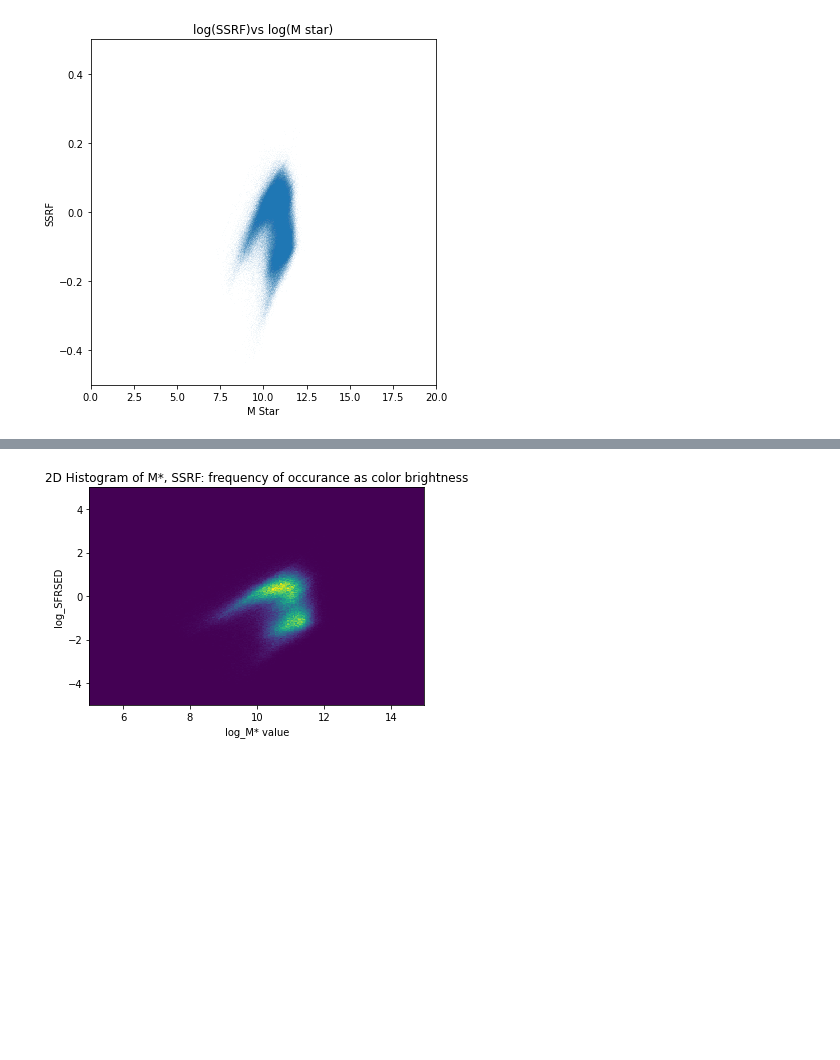
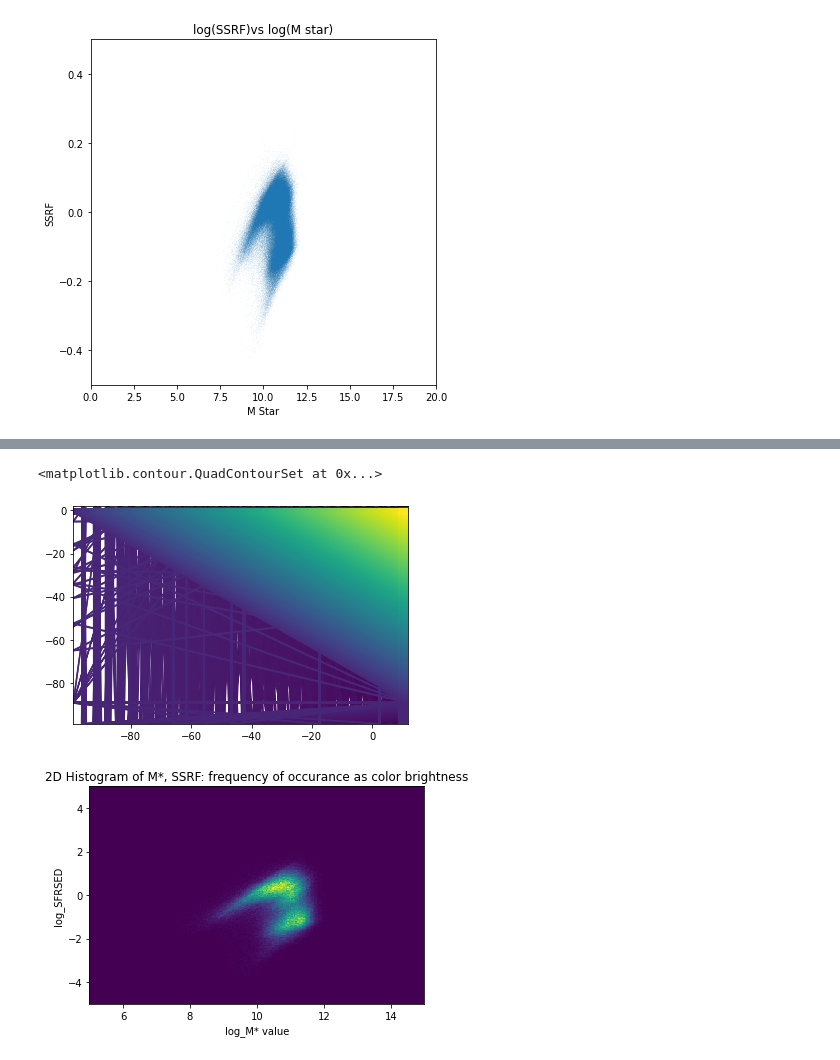
Before and after one commit to Duncan-Haywood/plottingAstronomyMatplotLib, a Jupyter notebook: AstroPlottingMatplotlib.ipynb, the cells around one changed output, grey strips where cells are left out. Cells and saved outputs as stored; diff of their text form; code cells hidden in the pictures; blank space fills up the shorter version.

Commit message:
plots contour

```diff
--- a/AstroPlottingMatplotlib.ipynb
+++ b/AstroPlottingMatplotlib.ipynb
@@ -263,10 +266,15 @@ def getZDataMultiply(contourX, contourY):
 contourZ = getZDataMultiply(contourX, contourY)
 # %%
 # plot contour plot
-levels = 25
+levels = 300
 cmap=''
 plt.ylabel('')
 plt.contour(contourX, contourY, contourZ, levels=levels)#adds cmap for colors
+
+# this is how we would do this. The output is wild because the z function is wild
+# %% [output]
+<matplotlib.contour.QuadContourSet at 0x...>
+[figure, added]
 # %%
 # Select data to plot in Contour plot:
 #TODO: :which data are we using for the Z value?
```
Also changed, not shown: parts of 1 cell of this notebook.
